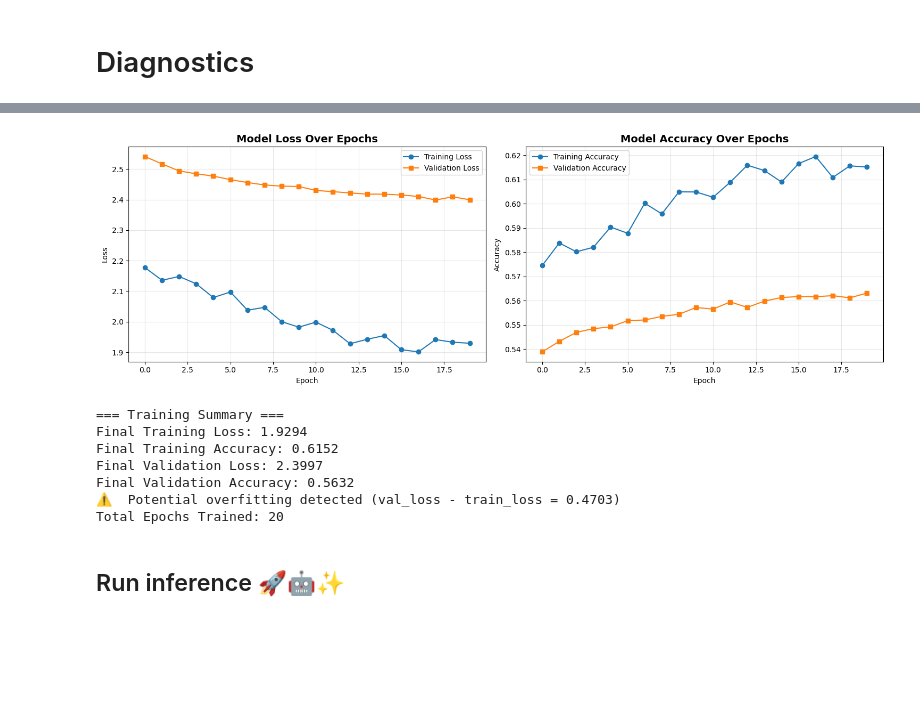
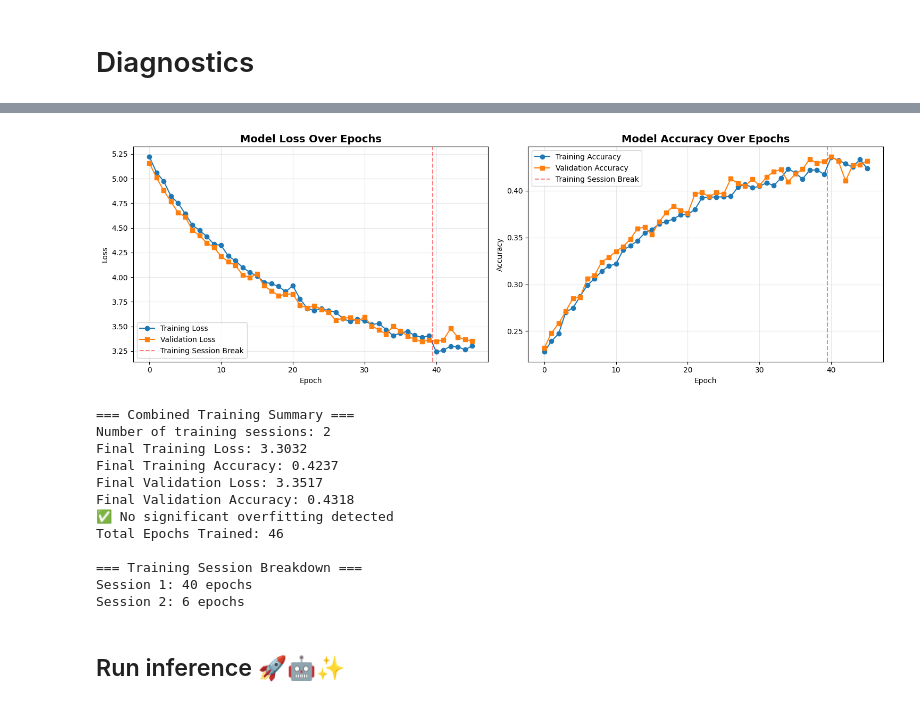
Before and after one commit to zkhechadoorian/Spanish_and_Portuguese_Translator, a Jupyter notebook: 2_transformer_translation/transformer.ipynb, the cells around one changed output, grey strips where cells are left out. Drawn from its saved outputs; the diff is of its cells as text; code cells hidden in the pictures; blank space fills up the shorter version.

```diff
--- a/2_transformer_translation/transformer.ipynb
+++ b/2_transformer_translation/transformer.ipynb
@@ -2537,16 +2521,34 @@ Epoch 20/20
 # %%
- # Plot training metrics (accuracy and loss) as a function of epochs
+# Plot training metrics (accuracy and loss) as a function of epochs
 import matplotlib.pyplot as plt
 
-# Get the training history from the model
-history = transformer.history.history
+# Combine all training histories from all_histories
+combined_history = {
+    'loss': [],
+    'masked_accuracy': [],
+    'val_loss': [],
+    'val_masked_accuracy': []
+}
+
+# Concatenate all histories in chronological order
+for hist in all_histories:
+    hist_dict = hist.history
+    combined_history['loss'].extend(hist_dict['loss'])
+    combined_history['masked_accuracy'].extend(hist_dict['masked_accuracy'])
+    if 'val_loss' in hist_dict:
+        combined_history['val_loss'].extend(hist_dict['val_loss'])
+    if 'val_masked_accuracy' in hist_dict:
+        combined_history['val_masked_accuracy'].extend(hist_dict['val_masked_accuracy'])
+
+# Use combined history for plotting
+history = combined_history
 
 # Create subplots for loss and accuracy
 fig, (ax1, ax2) = plt.subplots(1, 2, figsize=(15, 5))
 
 # Plot training and validation loss
 ax1.plot(history['loss'], label='Training Loss', marker='o')
-if 'val_loss' in history:
+if 'val_loss' in history and len(history['val_loss']) > 0:
     ax1.plot(history['val_loss'], label='Validation Loss', marker='s')
 ax1.set_title('Model Loss Over Epochs', fontsize=14, fontweight='bold')
 ax1.set_xlabel('Epoch')
@@ -2556,48 +2558,71 @@ ax1.grid(True, alpha=0.3)
 
 # Plot training and validation accuracy
 ax2.plot(history['masked_accuracy'], label='Training Accuracy', marker='o')
-if 'val_masked_accuracy' in history:
+if 'val_masked_accuracy' in history and len(history['val_masked_accuracy']) > 0:
     ax2.plot(history['val_masked_accuracy'], label='Validation Accuracy', marker='s')
 ax2.set_title('Model Accuracy Over Epochs', fontsize=14, fontweight='bold')
 ax2.set_xlabel('Epoch')
 ax2.set_ylabel('Accuracy')
 ax2.legend()
 ax2.grid(True, alpha=0.3)
 
+# Add vertical lines to show training session boundaries
+epoch_offset = 0
+for i, hist in enumerate(all_histories[:-1]):  # Don't add line after last session
+    epoch_offset += len(hist.history['loss'])
+    ax1.axvline(x=epoch_offset - 0.5, color='red', linestyle='--', alpha=0.5, label='Training Session Break' if i == 0 else '')
+    ax2.axvline(x=epoch_offset - 0.5, color='red', linestyle='--', alpha=0.5, label='Training Session Break' if i == 0 else '')
+
+# Update legends to include session breaks if there are multiple sessions
+if len(all_histories) > 1:
+    ax1.legend()
+    ax2.legend()
+
 # Adjust layout and save
 plt.tight_layout()
-plt.savefig('assets/training_metrics.png', dpi=300, bbox_inches='tight')
+plt.savefig('assets/training_metrics_combined.png', dpi=300, bbox_inches='tight')
 plt.show()
 
 # Print summary statistics
-print("\n=== Training Summary ===")
+print("\n=== Combined Training Summary ===")
+print(f"Number of training sessions: {len(all_histories)}")
 print(f"Final Training Loss: {history['loss'][-1]:.4f}")
 print(f"Final Training Accuracy: {history['masked_accuracy'][-1]:.4f}")
 
-if 'val_loss' in history:
+if 'val_loss' in history and len(history['val_loss']) > 0:
     print(f"Final Validation Loss: {history['val_loss'][-1]:.4f}")
     print(f"Final Validation Accuracy: {history['val_masked_accuracy'][-1]:.4f}")
 
     # Check for overfitting
     final_train_loss = history['loss'][-1]
     final_val_loss = history['val_loss'][-1]
     loss_diff = final_val_loss - final_train_loss
 
     if loss_diff > 0.1:
         print(f"⚠️  Potential overfitting detected (val_loss - train_loss = {loss_diff:.4f})")
     else:
         print("✅ No significant overfitting detected")
 
 print(f"Total Epochs Trained: {len(history['loss'])}")
+
+# Print session breakdown
+print("\n=== Training Session Breakdown ===")
+for i, hist in enumerate(all_histories):
+    print(f"Session {i+1}: {len(hist.history['loss'])} epochs")
 # %% [output]
-[figure, old version]
+[figure, new version]
-=== Training Summary ===
-Final Training Loss: 1.9294
-Final Training Accuracy: 0.6152
-Final Validation Loss: 2.3997
-Final Validation Accuracy: 0.5632
-⚠️  Potential overfitting detected (val_loss - train_loss = 0.4703)
-Total Epochs Trained: 20
+=== Combined Training Summary ===
+Number of training sessions: 2
+Final Training Loss: 3.3032
+Final Training Accuracy: 0.4237
+Final Validation Loss: 3.3517
+Final Validation Accuracy: 0.4318
+✅ No significant overfitting detected
+Total Epochs Trained: 46
+
+=== Training Session Breakdown ===
+Session 1: 40 epochs
+Session 2: 6 epochs
 # %% [markdown]
 ## Run inference 🚀🤖✨
 # %% [markdown]
```
Also changed, not shown: parts of 44 cells of this notebook.
